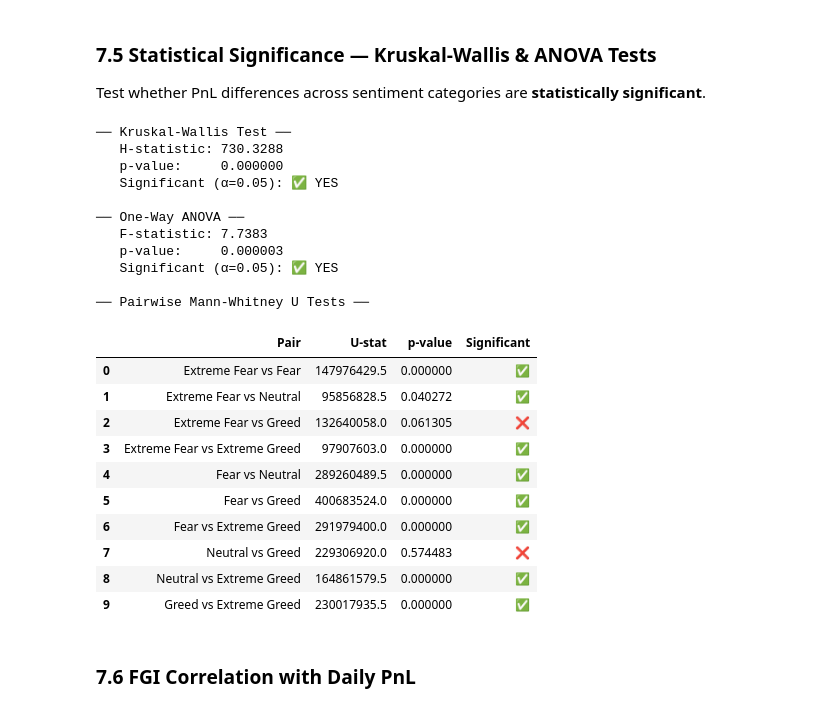
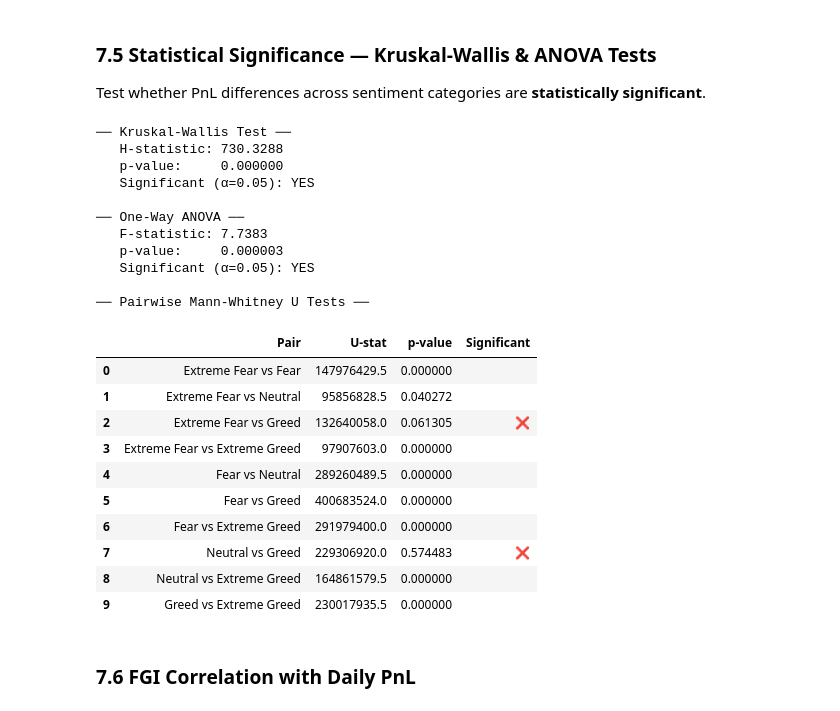
Before and after one commit to chandan11248/primetrade-trader-insights-task, a Jupyter notebook: PrimeTrade_Analysis.ipynb, the cells around one changed output. Drawn from its saved outputs; the diff is of its cells as text; code cells hidden in the pictures.

```diff
--- a/PrimeTrade_Analysis.ipynb
+++ b/PrimeTrade_Analysis.ipynb
@@ -677,49 +677,49 @@ if len(groups) >= 2:
     print(f"── Kruskal-Wallis Test ──")
     print(f"   H-statistic: {h_stat:.4f}")
     print(f"   p-value:     {p_kw:.6f}")
-    print(f"   Significant (α=0.05): {'✅ YES' if p_kw < 0.05 else '❌ NO'}")
+    print(f"   Significant (α=0.05): {'YES' if p_kw < 0.05 else '❌ NO'}")
     print()
 
     # One-way ANOVA (parametric)
     f_stat, p_anova = stats.f_oneway(*groups)
     print(f"── One-Way ANOVA ──")
     print(f"   F-statistic: {f_stat:.4f}")
     print(f"   p-value:     {p_anova:.6f}")
-    print(f"   Significant (α=0.05): {'✅ YES' if p_anova < 0.05 else '❌ NO'}")
+    print(f"   Significant (α=0.05): {'YES' if p_anova < 0.05 else '❌ NO'}")
     print()
 
     # Pairwise Mann-Whitney U
     print("── Pairwise Mann-Whitney U Tests ──")
     from itertools import combinations
     results = []
     for i, j in combinations(range(len(groups)), 2):
         u_stat, p_val = stats.mannwhitneyu(groups[i], groups[j], alternative="two-sided")
         results.append({"Pair": f"{group_names[i]} vs {group_names[j]}", "U-stat": round(u_stat, 1), "p-value": round(p_val, 6),
-                        "Significant": "✅" if p_val < 0.05 else "❌"})
+                        "Significant": "" if p_val < 0.05 else "❌"})
     display(pd.DataFrame(results))
 # %% [output]
 ── Kruskal-Wallis Test ──
    H-statistic: 730.3288
    p-value:     0.000000
-   Significant (α=0.05): ✅ YES
+   Significant (α=0.05): YES
 
 ── One-Way ANOVA ──
    F-statistic: 7.7383
    p-value:     0.000003
-   Significant (α=0.05): ✅ YES
+   Significant (α=0.05): YES
 
 ── Pairwise Mann-Whitney U Tests ──
 |  | Pair | U-stat | p-value | Significant |
-| 0 | Extreme Fear vs Fear | 147976429.5 | 0.000000 | ✅ |
-| 1 | Extreme Fear vs Neutral | 95856828.5 | 0.040272 | ✅ |
+| 0 | Extreme Fear vs Fear | 147976429.5 | 0.000000 |  |
+| 1 | Extreme Fear vs Neutral | 95856828.5 | 0.040272 |  |
 | 2 | Extreme Fear vs Greed | 132640058.0 | 0.061305 | ❌ |
-| 3 | Extreme Fear vs Extreme Greed | 97907603.0 | 0.000000 | ✅ |
-| 4 | Fear vs Neutral | 289260489.5 | 0.000000 | ✅ |
-| 5 | Fear vs Greed | 400683524.0 | 0.000000 | ✅ |
-| 6 | Fear vs Extreme Greed | 291979400.0 | 0.000000 | ✅ |
+| 3 | Extreme Fear vs Extreme Greed | 97907603.0 | 0.000000 |  |
+| 4 | Fear vs Neutral | 289260489.5 | 0.000000 |  |
+| 5 | Fear vs Greed | 400683524.0 | 0.000000 |  |
+| 6 | Fear vs Extreme Greed | 291979400.0 | 0.000000 |  |
 | 7 | Neutral vs Greed | 229306920.0 | 0.574483 | ❌ |
-| 8 | Neutral vs Extreme Greed | 164861579.5 | 0.000000 | ✅ |
-| 9 | Greed vs Extreme Greed | 230017935.5 | 0.000000 | ✅ |
+| 8 | Neutral vs Extreme Greed | 164861579.5 | 0.000000 |  |
+| 9 | Greed vs Extreme Greed | 230017935.5 | 0.000000 |  |
 # %% [markdown]
 ### 7.6 FGI Correlation with Daily PnL
 # %%
```
Also changed, not shown: parts of 4 cells of this notebook.
